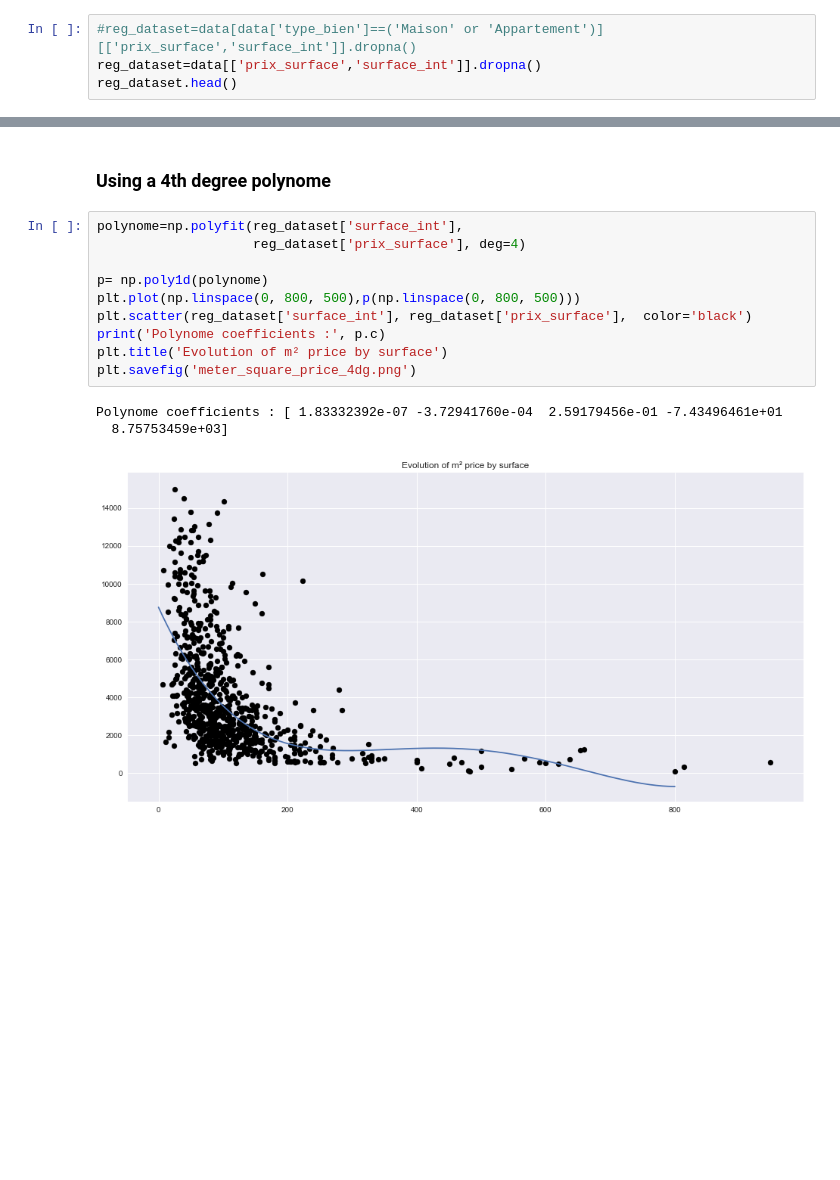
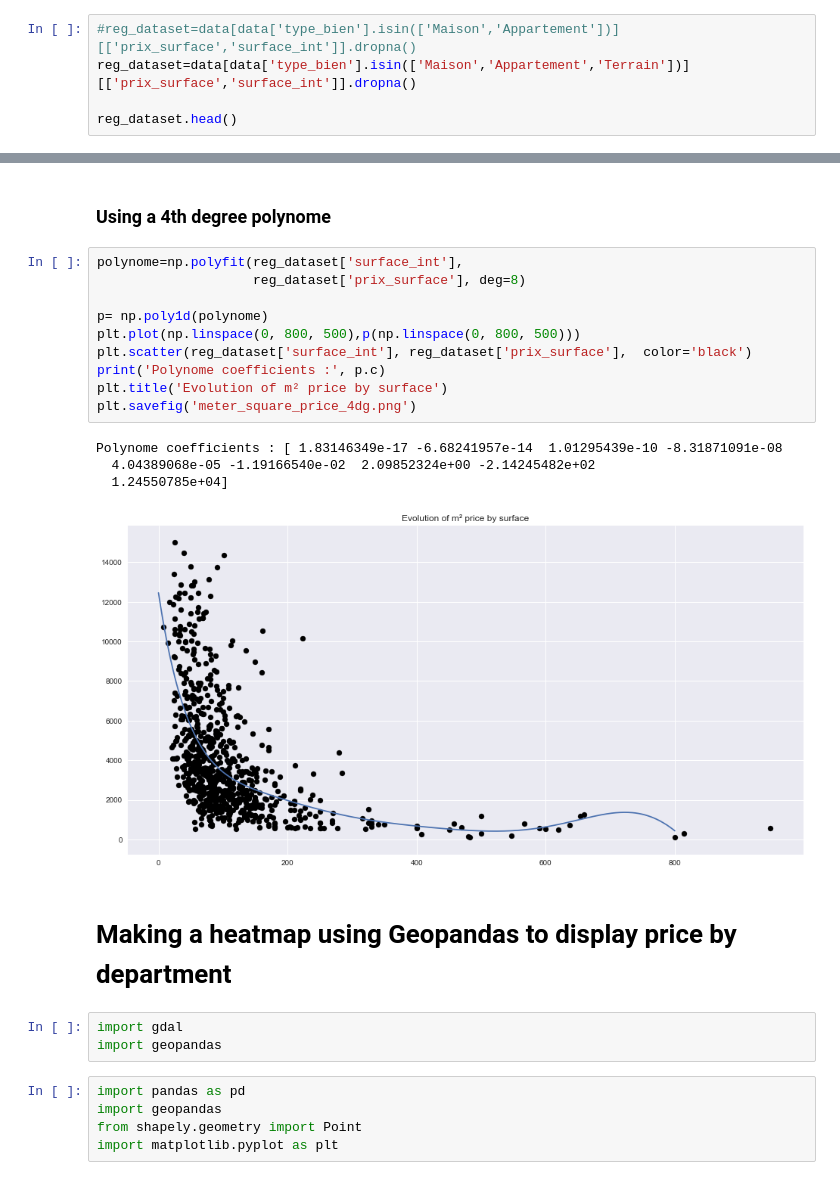
Before and after one commit to OuazzaniNizar/Python_for_data_science, a Jupyter notebook: Project 7 - Real Estate in Ile de France/Real estate prices in Ile de France - France (based on Leboncoin data).ipynb, the cells around one changed output, grey strips where cells are left out. Cells and saved outputs as stored; diff of their text form; blank space fills up the shorter version.

```diff
--- a/Project 7 - Real Estate in Ile de France/Real estate prices in Ile de France - France (based on Leboncoin data).ipynb
+++ b/Project 7 - Real Estate in Ile de France/Real estate prices in Ile de France - France (based on Leboncoin data).ipynb
@@ -338,8 +351,9 @@ import numpy as np
 from sklearn import datasets, linear_model
 from sklearn.metrics import mean_squared_error, r2_score
 # %%
-#reg_dataset=data[data['type_bien']==('Maison' or 'Appartement')][['prix_surface','surface_int']].dropna()
-reg_dataset=data[['prix_surface','surface_int']].dropna()
+#reg_dataset=data[data['type_bien'].isin(['Maison','Appartement'])][['prix_surface','surface_int']].dropna()
+reg_dataset=data[data['type_bien'].isin(['Maison','Appartement','Terrain'])][['prix_surface','surface_int']].dropna()
+
 reg_dataset.head()
 # %% [output]
 |  | prix_surface | surface_int |
@@ -392,15 +406,26 @@ Variance score: 0.22
 ### Using a 4th degree polynome
 # %%
 polynome=np.polyfit(reg_dataset['surface_int'],
-                    reg_dataset['prix_surface'], deg=4)
+                    reg_dataset['prix_surface'], deg=8)
 
 p= np.poly1d(polynome)
 plt.plot(np.linspace(0, 800, 500),p(np.linspace(0, 800, 500)))
 plt.scatter(reg_dataset['surface_int'], reg_dataset['prix_surface'],  color='black')
 print('Polynome coefficients :', p.c)
 plt.title('Evolution of m² price by surface')
 plt.savefig('meter_square_price_4dg.png')
 # %% [output]
-Polynome coefficients : [ 1.83332392e-07 -3.72941760e-04  2.59179456e-01 -7.43496461e+01
-  8.75753459e+03]
+Polynome coefficients : [ 1.83146349e-17 -6.68241957e-14  1.01295439e-10 -8.31871091e-08
+  4.04389068e-05 -1.19166540e-02  2.09852324e+00 -2.14245482e+02
+  1.24550785e+04]
-[figure, old version]
+[figure, new version]
+# %% [markdown]
+# Making a heatmap using Geopandas to display price by department
+# %%
+import gdal
+import geopandas
+# %%
+import pandas as pd
+import geopandas
+from shapely.geometry import Point
+import matplotlib.pyplot as plt
```
Also changed, not shown: parts of 21 cells of this notebook, 4 other files.
